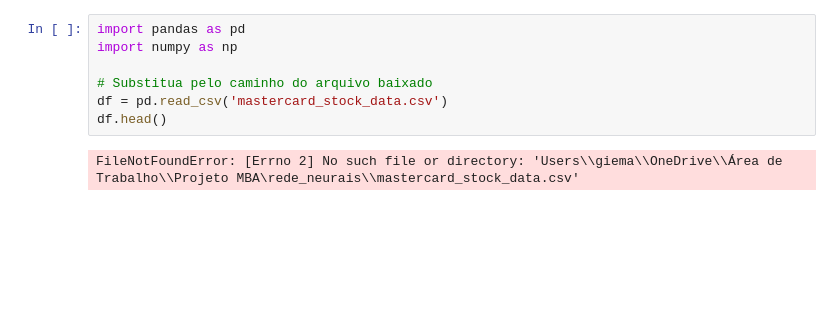
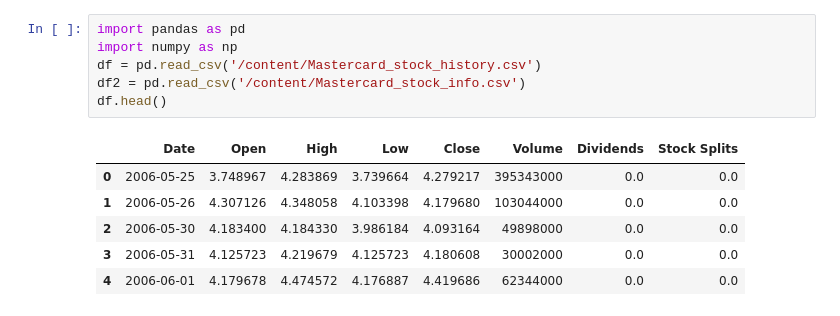
Before and after one commit to GislaineGomes/deco_morse, a Jupyter notebook: Analise_redes_neurais.ipynb, the cells around one changed output. Cells and saved outputs as stored; diff of their text form; blank space fills up the shorter version.

```diff
--- a/Analise_redes_neurais.ipynb
+++ b/Analise_redes_neurais.ipynb
@@ -3,9 +3,13 @@
 # %%
 import pandas as pd
 import numpy as np
-
-# Substitua pelo caminho do arquivo baixado
-df = pd.read_csv('mastercard_stock_data.csv')
+df = pd.read_csv('/content/Mastercard_stock_history.csv')
+df2 = pd.read_csv('/content/Mastercard_stock_info.csv')
 df.head()
 # %% [output]
-FileNotFoundError: [Errno 2] No such file or directory: 'Users\\giema\\OneDrive\\Área de Trabalho\\Projeto MBA\rede_neurais\\mastercard_stock_data.csv'
+|  | Date | Open | High | Low | Close | Volume | Dividends | Stock Splits |
+| 0 | 2006-05-25 | 3.748967 | 4.283869 | 3.739664 | 4.279217 | 395343000 | 0.0 | 0.0 |
+| 1 | 2006-05-26 | 4.307126 | 4.348058 | 4.103398 | 4.179680 | 103044000 | 0.0 | 0.0 |
+| 2 | 2006-05-30 | 4.183400 | 4.184330 | 3.986184 | 4.093164 | 49898000 | 0.0 | 0.0 |
+| 3 | 2006-05-31 | 4.125723 | 4.219679 | 4.125723 | 4.180608 | 30002000 | 0.0 | 0.0 |
+| 4 | 2006-06-01 | 4.179678 | 4.474572 | 4.176887 | 4.419686 | 62344000 | 0.0 | 0.0 |
```
Also changed, not shown: parts of 42 cells of this notebook.
